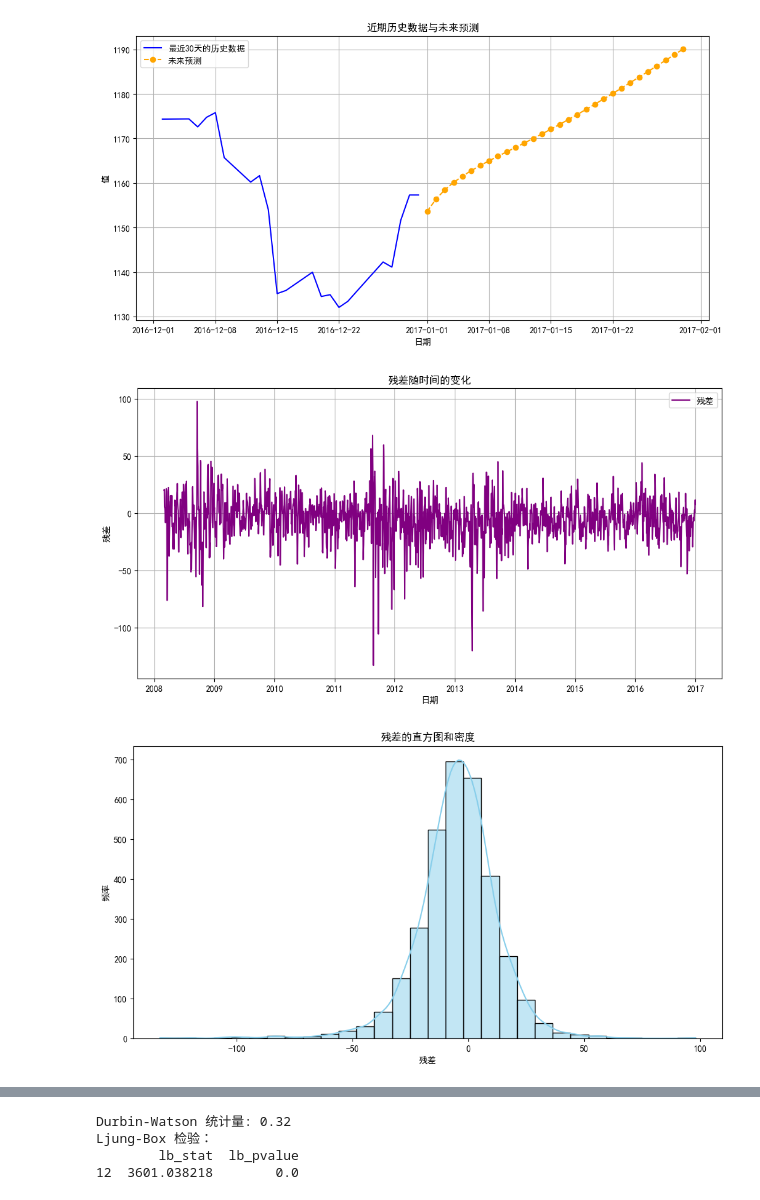
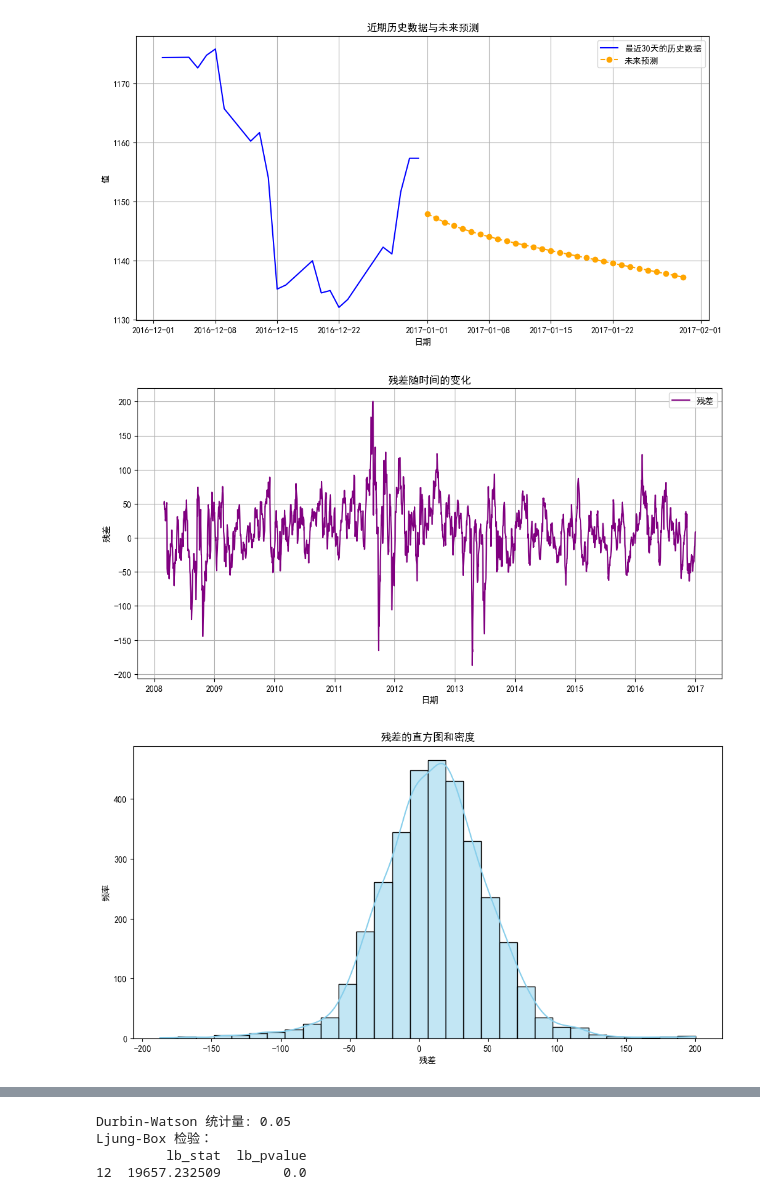
Before and after one commit to LightUPON1/time-series-homework, a Jupyter notebook: LSTM及改良.ipynb, the cells around one changed output, grey strips where cells are left out. Cells and saved outputs as stored; diff of their text form; code cells hidden in the pictures.

```diff
--- a/LSTM及改良.ipynb
+++ b/LSTM及改良.ipynb
@@ -63,12 +63,23 @@ Y_train, Y_test = Y[:train_size], Y[train_size:]
 X_train = np.reshape(X_train, (X_train.shape[0], X_train.shape[1], 1))
 X_test = np.reshape(X_test, (X_test.shape[0], X_test.shape[1], 1))
 
+from tensorflow.keras.layers import Dropout
+
 # 构建 LSTM 模型
 model = Sequential()
-model.add(LSTM(50, return_sequences=True, input_shape=(look_back, 1)))
-model.add(LSTM(50))
+from tensorflow.keras.regularizers import l1_l2
+
+model.add(LSTM(50, return_sequences=True, input_shape=(look_back, 1),
+               kernel_regularizer=l1_l2(l1=0.01, l2=0.01),
+               recurrent_regularizer=l1_l2(l1=0.01, l2=0.01)))
+model.add(Dropout(0.2))
+model.add(LSTM(30))
+model.add(Dropout(0.2))
 model.add(Dense(1))
+
+
 model.compile(loss='mean_squared_error', optimizer='adam')
+
 
 # 训练模型
 history = model.fit(X_train, Y_train, epochs=50, batch_size=64, validation_data=(X_test, Y_test), verbose=1)
@@ -249,3 +260,3 @@ Epoch 50/50
-[figure, old version]
+[figure, new version]
-[figure, old version]
+[figure, new version]
-[figure, old version]
+[figure, new version]
@@ -254,7 +265,7 @@ Epoch 50/50
-Durbin-Watson 统计量: 0.32
+Durbin-Watson 统计量: 0.05
 Ljung-Box 检验：
-        lb_stat  lb_pvalue
-12  3601.038218        0.0
+         lb_stat  lb_pvalue
+12  19657.232509        0.0
 # %%
 # 使用 ARMA(2,2) 作为均值模型
 egarch_model = arch_model(
```
Also changed, not shown: parts of 2 cells of this notebook.
